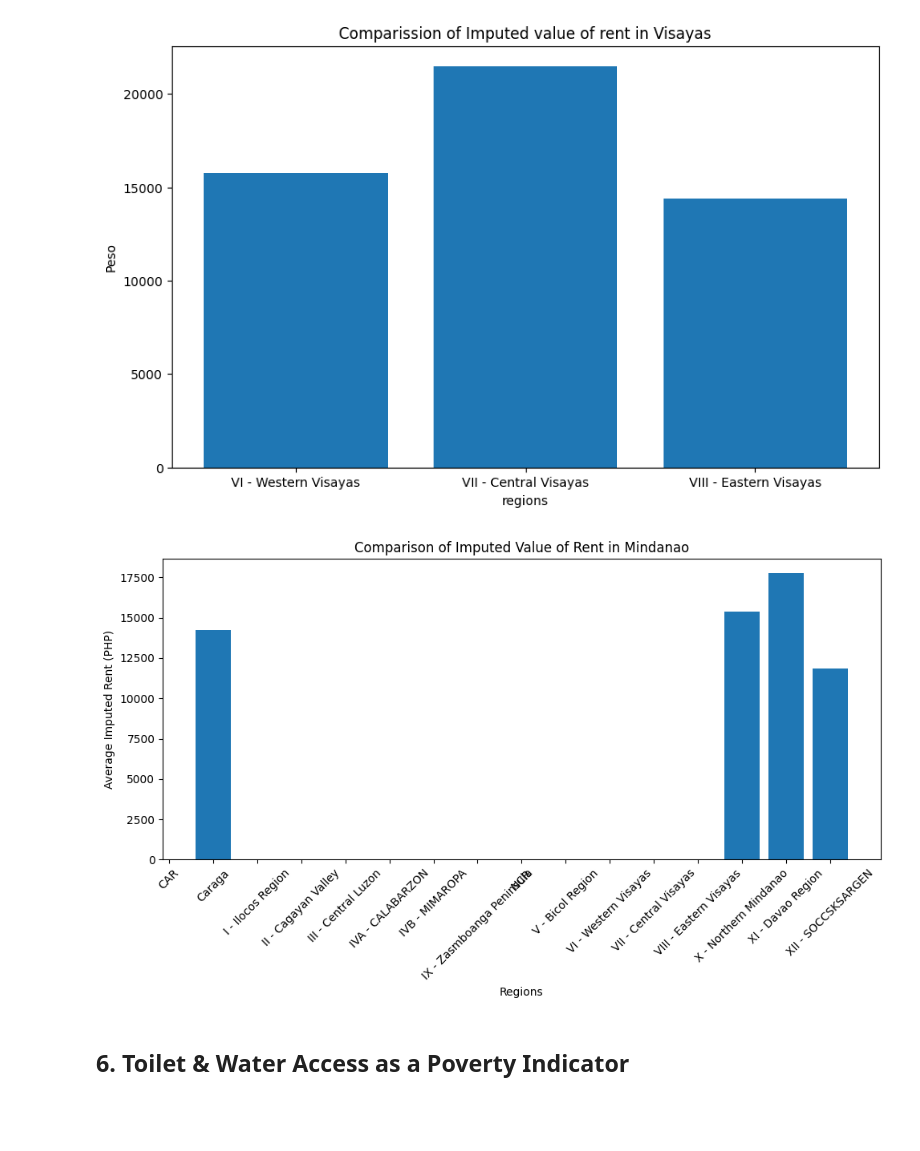
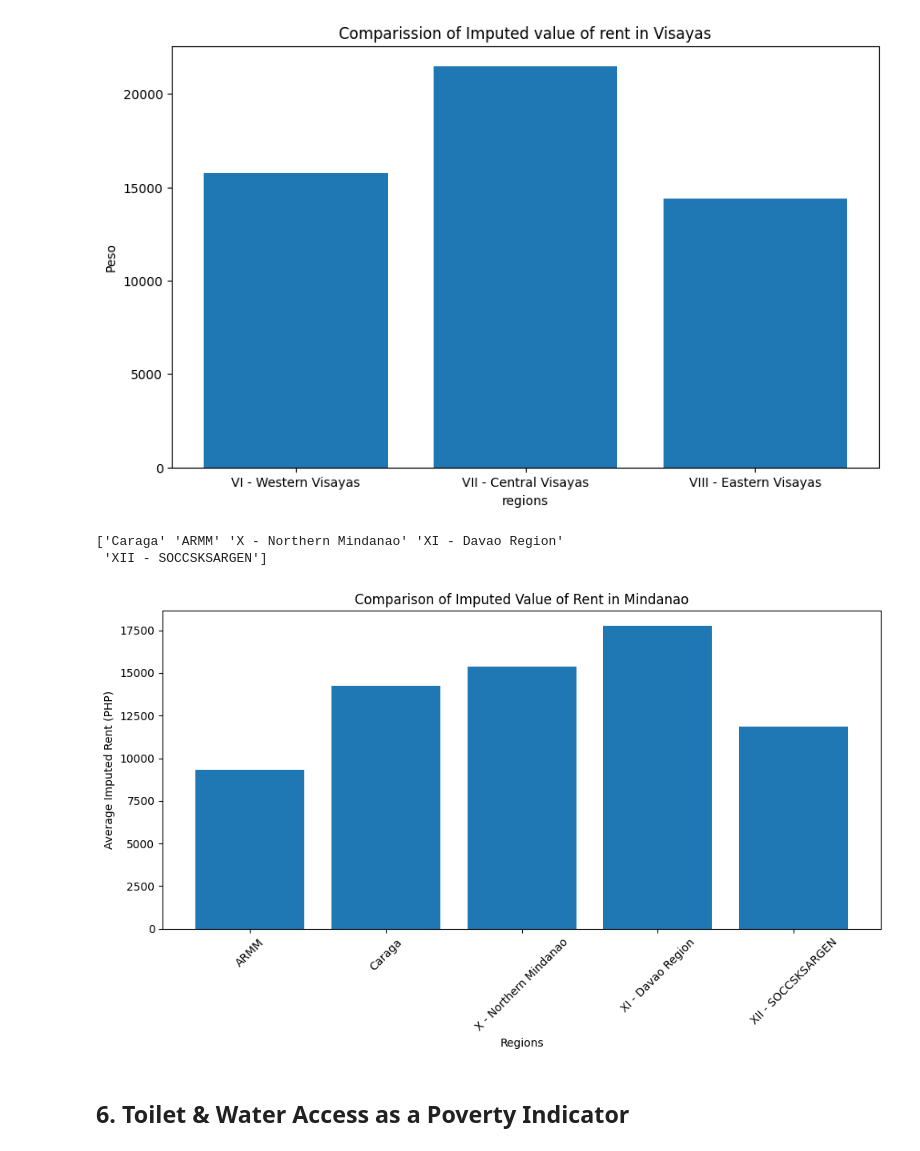
Before and after one commit to Meinya312/PROJECT-ITD-, a Jupyter notebook: project.ipynb, the cells around one changed output. Saved outputs shown, nothing was run; the diff lists cells and outputs as text; code cells hidden in the pictures; blank space fills up the shorter version.

```diff
--- a/project.ipynb
+++ b/project.ipynb
@@ -19,3 +19,4 @@ for column in object_cols:
     census[column] = census[column].astype('category')
 
 census.dtypes.head(4)
+census['Region'] = census['Region'].str.strip()  # Remove leading/trailing whitespace
@@ -83,24 +78,37 @@ plt.show()
 # %% [output]
 [figure]
 # %%
-import matplotlib.pyplot as plt
 
-mindanao_regions_list = ['Caraga', 'ARMM', 'X - Northern Mindanao', 'XI - Davao Region', 'XII - SOCCSKSARGEN', 'IX - Zamboanga Peninsula']
+# Now filter with clean comparison list
+mindanao_regions_list = [
+    'Caraga',
+    'ARMM',
+    'X - Northern Mindanao',
+    'XI - Davao Region',
+    'XII - SOCCSKSARGEN',
+    'IX - Zamboanga Peninsula'
+]
 
 mindanao = census[census['Region'].isin(mindanao_regions_list)]
 
+# Check if only Mindanao regions remain
+print(mindanao['Region'].unique())  # Debugging check
+
+# Plot
 imputed_rental_per_region_mindanao = mindanao.groupby('Region')['Imputed House Rental Value'].mean()
 
 plt.figure(figsize=(10, 6))
 plt.title('Comparison of Imputed Value of Rent in Mindanao')
 plt.xlabel('Regions')
 plt.ylabel('Average Imputed Rent (PHP)')
 plt.bar(imputed_rental_per_region_mindanao.index, imputed_rental_per_region_mindanao.values)
 plt.xticks(rotation=45)
 plt.tight_layout()
 plt.show()
 # %% [output]
+['Caraga' 'ARMM' 'X - Northern Mindanao' 'XI - Davao Region'
+ 'XII - SOCCSKSARGEN']
-[figure, old version]
+[figure, new version]
 # %% [markdown]
 <h2>6. Toilet & Water Access as a Poverty Indicator</h2>
 # %%
```
Also changed, not shown: parts of 4 cells of this notebook.
